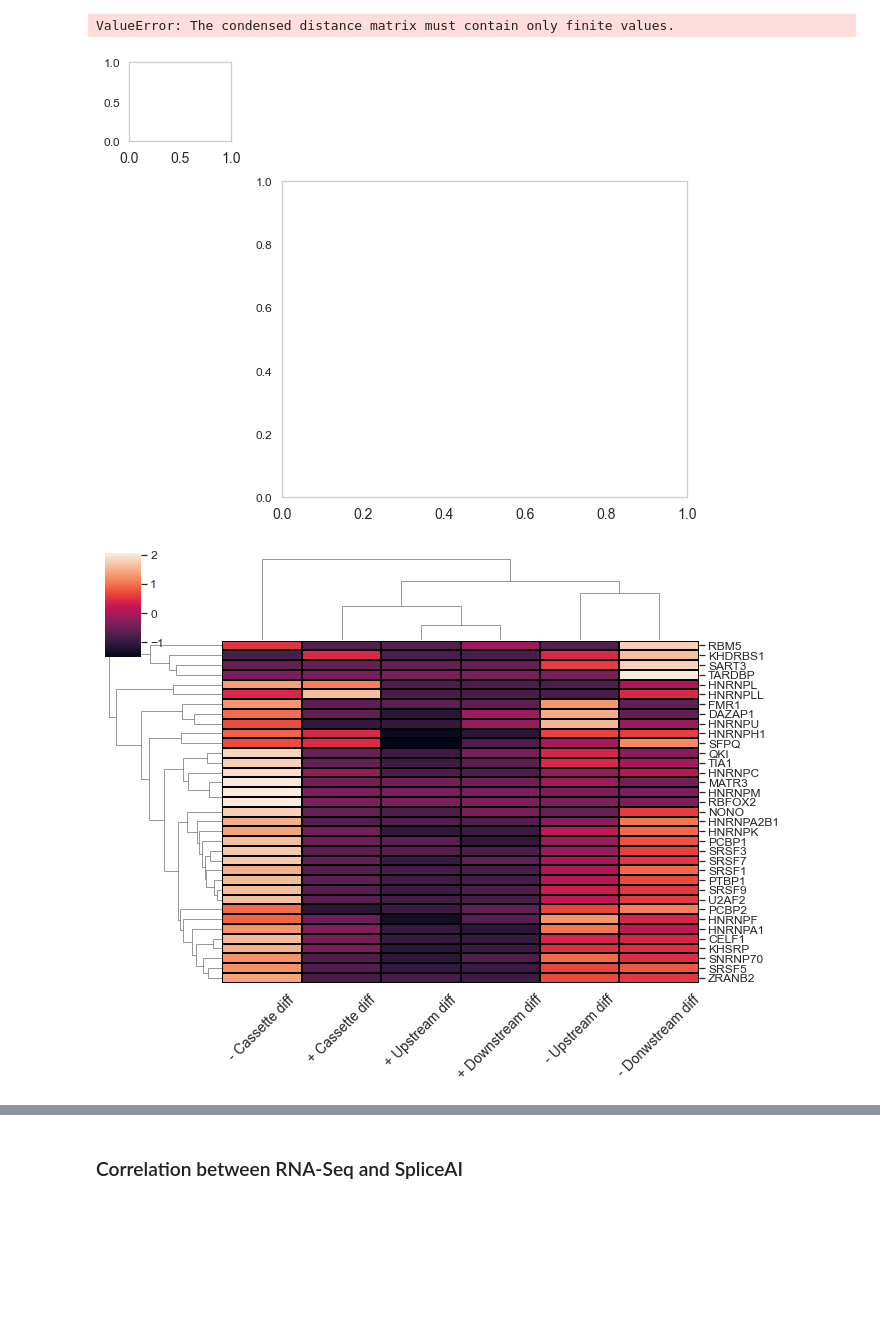
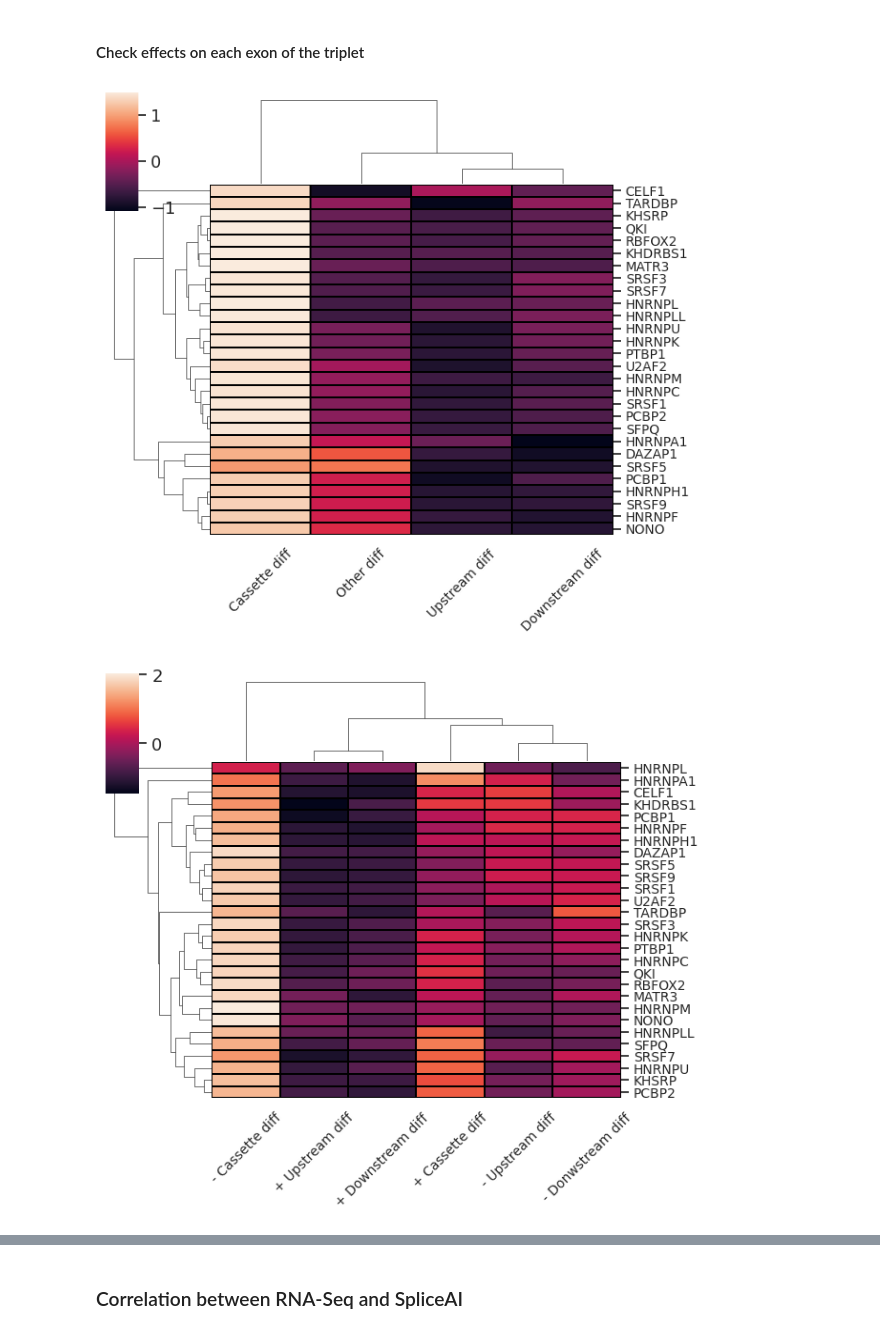
Before and after one commit to PedroBarbosa/mutsplice, a Jupyter notebook: notebooks/3_analyse_mutsplice.ipynb, the cells around one changed output, grey strips where cells are left out. Drawn from its saved outputs; the diff is of its cells as text; code cells hidden in the pictures; blank space fills up the shorter version.

```diff
--- a/notebooks/3_analyse_mutsplice.ipynb
+++ b/notebooks/3_analyse_mutsplice.ipynb
@@ -90,0 +81,11 @@ plt.savefig('/Users/pbarbosa/Desktop/motif_counts_per_group.pdf')
+# %%
+less_than_40 = ['RBM14', 'CDC40', 'SUGP2', 'TIA1', 'RBM5', 'DDX5', 'PPP1R8', 'HNRNPD',
+       'HNRNPA2B1', 'ADAR', 'PRPF6', 'STAU1', 'RBM47', 'PPIG', 'TRA2A',
+       'PSIP1', 'FMR1', 'ZRANB2', 'SND1', 'BUD13', 'CCAR2', 'SRSF4', 'DDX20']
+less_than_30 = ['DDX5', 'PPP1R8', 'HNRNPD', 'HNRNPA2B1', 'ADAR', 'PRPF6', 'STAU1',
+       'RBM47', 'PPIG', 'TRA2A', 'PSIP1', 'FMR1', 'ZRANB2', 'SND1', 'BUD13',
+       'CCAR2', 'SRSF4', 'DDX20']
+# %%
+n_before = DATA.shape[0]
+DATA = DATA[~DATA.rbp_name.isin(less_than_40)]
+print(f"Number of motifs removed from knockdown experiments with few total number of events detected: {n_before - DATA.shape[0]}")
@@ -90,0 +111,6 @@ plt.savefig('/Users/pbarbosa/Desktop/motif_counts_per_group.pdf')
+# %%
+counts_per_rbp = getCountsPerRBP(DATA)
+rbps_with_low_count = counts_per_rbp[counts_per_rbp.total_counts < 40].rbp_name.unique()
+counts_per_rbp = counts_per_rbp[~counts_per_rbp.rbp_name.isin(rbps_with_low_count)]
+DATA = DATA[~DATA.rbp_name.isin(rbps_with_low_count)]
+print(f"Removed data from exon pairs ({','.join(rbps_with_low_count)}) with less than 40 motif occurrences")
@@ -178 +206,3 @@ LinAlgError: singular matrix
+# %% [markdown]
+#### Check effects on each exon of the triplet
 # %%
@@ -199,10 +229,10 @@ other_effect = deletions[(~deletions.Other_Acceptor_effect.isna()) |
 # %%
 # Any effect
-any_pct = any_effect.groupby('rbp_name').size() / deletions.groupby('rbp_name').size() * 100
-upstream_pct = upstream_effect.groupby('rbp_name').size() / deletions.groupby('rbp_name').size() * 100
-cassette_pct = cassette_effect.groupby('rbp_name').size() / deletions.groupby('rbp_name').size() * 100
-downstream_pct = downstream_effect.groupby('rbp_name').size() / deletions.groupby('rbp_name').size() * 100
-other_pct = other_effect.groupby('rbp_name').size() / deletions.groupby('rbp_name').size() * 100
+any_pct = any_effect.groupby('rbp_name').size() / DATA.groupby('rbp_name').size() * 100
+upstream_pct = upstream_effect.groupby('rbp_name').size() / DATA.groupby('rbp_name').size() * 100
+cassette_pct = cassette_effect.groupby('rbp_name').size() / DATA.groupby('rbp_name').size() * 100
+downstream_pct = downstream_effect.groupby('rbp_name').size() / DATA.groupby('rbp_name').size() * 100
+other_pct = other_effect.groupby('rbp_name').size() / DATA.groupby('rbp_name').size() * 100
 
 list_dfs = [any_pct, upstream_pct, cassette_pct, downstream_pct, other_pct]
 pct_df = pd.concat(list_dfs, axis=1)
@@ -210,12 +240,12 @@ pct_df.columns = ['Any diff', 'Upstream diff', 'Cassette diff', 'Downstream diff
 pct_df = pct_df.fillna(0)
 
 # Pos and Neg effects
-upstream_pos_pct = ups_effect_pos.groupby('rbp_name').size() / deletions.groupby('rbp_name').size() * 100
-upstream_neg_pct = ups_effect_neg.groupby('rbp_name').size() / deletions.groupby('rbp_name').size() * 100
-cassette_pos_pct = cass_effect_pos.groupby('rbp_name').size() / deletions.groupby('rbp_name').size() * 100
-cassette_neg_pct = cass_effect_neg.groupby('rbp_name').size() / deletions.groupby('rbp_name').size() * 100
-downstream_pos_pct = down_effect_pos.groupby('rbp_name').size() / deletions.groupby('rbp_name').size() * 100
-downstream_neg_pct = down_effect_neg.groupby('rbp_name').size() / deletions.groupby('rbp_name').size() * 100
+upstream_pos_pct = ups_effect_pos.groupby('rbp_name').size() / DATA.groupby('rbp_name').size() * 100
+upstream_neg_pct = ups_effect_neg.groupby('rbp_name').size() / DATA.groupby('rbp_name').size() * 100
+cassette_pos_pct = cass_effect_pos.groupby('rbp_name').size() / DATA.groupby('rbp_name').size() * 100
+cassette_neg_pct = cass_effect_neg.groupby('rbp_name').size() / DATA.groupby('rbp_name').size() * 100
+downstream_pos_pct = down_effect_pos.groupby('rbp_name').size() / DATA.groupby('rbp_name').size() * 100
+downstream_neg_pct = down_effect_neg.groupby('rbp_name').size() / DATA.groupby('rbp_name').size() * 100
 
 list_dfs_pos_neg = [upstream_pos_pct, upstream_neg_pct, cassette_pos_pct, cassette_neg_pct, downstream_pos_pct, downstream_neg_pct]
 pct_df_pos_neg = pd.concat(list_dfs_pos_neg, axis=1)
@@ -224,19 +254,18 @@ pct_df_pos_neg = pct_df_pos_neg.fillna(0)
 # %%
 # Overall effects
 h = sns.clustermap(pct_df.loc[~(pct_df==0).all(axis=1)].drop('Any diff', axis=1),
-              z_score=0,linecolor='black',linewidths=0.01, figsize=(10,8), annot=False, yticklabels=True)
+              z_score=0,linecolor='black',linewidths=0.01, figsize=(7,7), annot=False, yticklabels=True)
 h.ax_heatmap.set_ylabel("")
-h.ax_heatmap.set_xticklabels(h.ax_heatmap.get_xmajorticklabels(), fontsize = 16)
-plt.savefig('overall_effects.pdf')
+xticklabels = h.ax_heatmap.set_xticklabels(h.ax_heatmap.get_xmajorticklabels(), rotation=45, fontsize = 10)
+yticklabels = h.ax_heatmap.set_yticklabels(h.ax_heatmap.get_ymajorticklabels(), fontsize = 10)
 # %% [output]
-ValueError: The condensed distance matrix must contain only finite values.
-[figure, old version]
+[figure, new version]
 # %%
 # Specific effects
 h = sns.clustermap(pct_df_pos_neg.loc[~(pct_df_pos_neg==0).all(axis=1)],
-              z_score=0,linecolor='black',linewidths=0.01, figsize=(10,8), annot=False, yticklabels=True)
+              z_score=0,linecolor='black',linewidths=0.01, figsize=(7,7), annot=False, yticklabels=True)
 h.ax_heatmap.set_ylabel("")
-h.ax_heatmap.set_xticklabels(h.ax_heatmap.get_xmajorticklabels(), rotation=45, fontsize = 14)
-plt.savefig('overall_with_directionality_effects.pdf')
+xticklabels = h.ax_heatmap.set_xticklabels(h.ax_heatmap.get_xmajorticklabels(), rotation=45, fontsize = 10)
+yticklabels = h.ax_heatmap.set_yticklabels(h.ax_heatmap.get_ymajorticklabels(), fontsize = 10)
 # %% [output]
-[figure, old version]
+[figure, new version]
```
Also changed, not shown: parts of 67 cells of this notebook, 19 other files.
